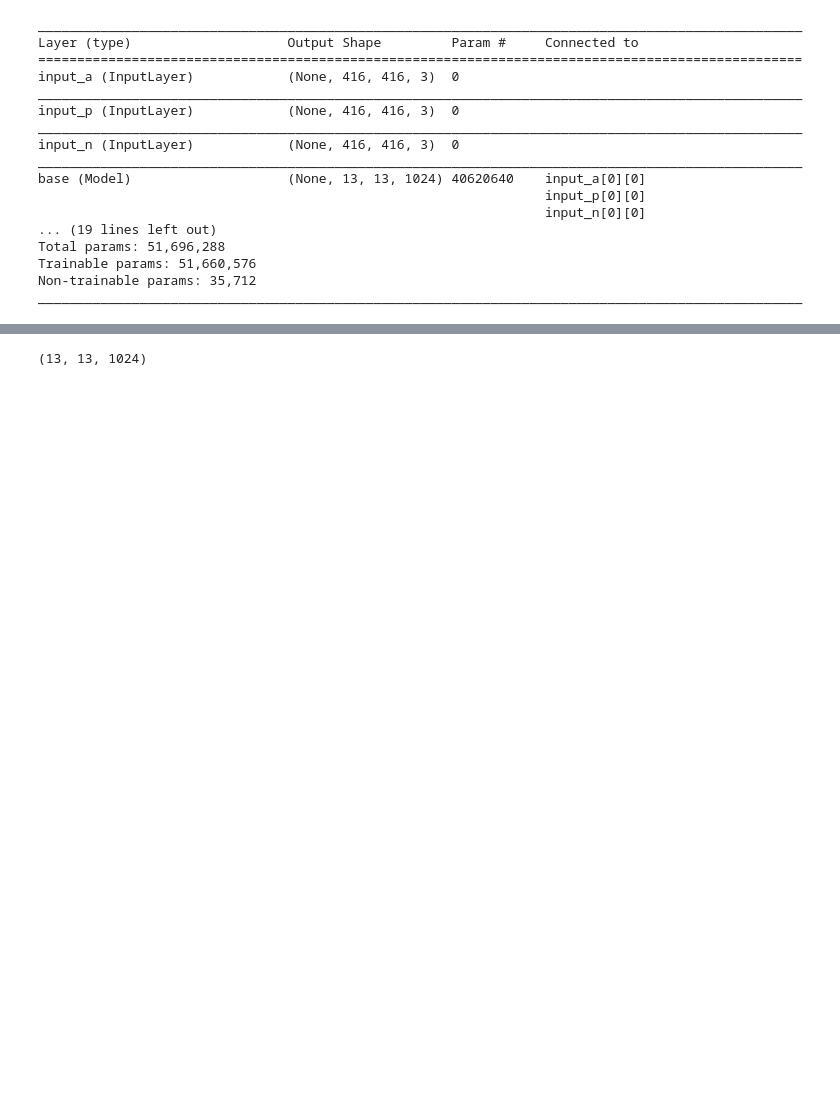
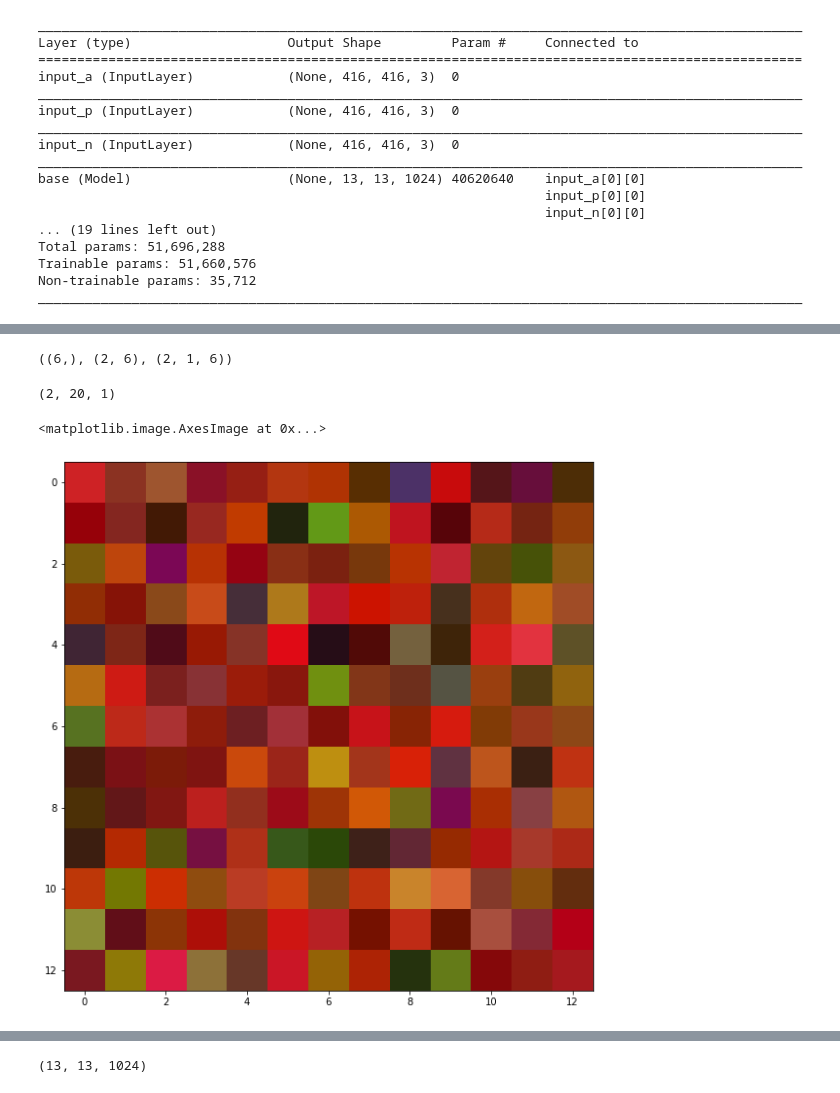
Before and after one commit to tonandr/face_vijnana_yolov3, a Jupyter notebook: analysis/face_recog_analysis.ipynb, the cells around one changed output, grey strips where cells are left out. Saved outputs shown, nothing was run; the diff lists cells and outputs as text; code cells hidden in the pictures; blank space fills up the shorter version.

```diff
--- a/analysis/face_recog_analysis.ipynb
+++ b/analysis/face_recog_analysis.ipynb
@@ -133,0 +517,24 @@ ________________________________________________________________________________
+# %%
+a = np.array([0, 1, 2])
+res1 = np.tile(a, 2)
+res2 = np.tile(a, (2, 2))
+res3 = np.tile(a, (2, 1, 2))
+res1.shape, res2.shape, res3.shape
+# %% [output]
+((6,), (2, 6), (2, 1, 6))
+# %%
+b = (np.array([[1, 2], [3, 4]]))[..., np.newaxis]
+res1 = np.tile(b, (1,10,1))
+res1.shape
+# %% [output]
+(2, 20, 1)
+# %%
+i_model = Model(inputs=fr.recon_model.input,
+                                 outputs=Conv2D(3, 1, padding='same', activation='tanh')(fr.recon_model.get_layer('leaky_re_lu_1').output))
+res = np.squeeze(i_model.predict(np.expand_dims(facial_ids[3], axis=0)), axis=0)
+figure(figsize=(20,10))
+res2 = (res - res.min())*res.std()
+imshow(res2)
+# %% [output]
+<matplotlib.image.AxesImage at 0x...>
+[figure, added]
```
Also changed, not shown: parts of 72 cells of this notebook, 4 other files.
